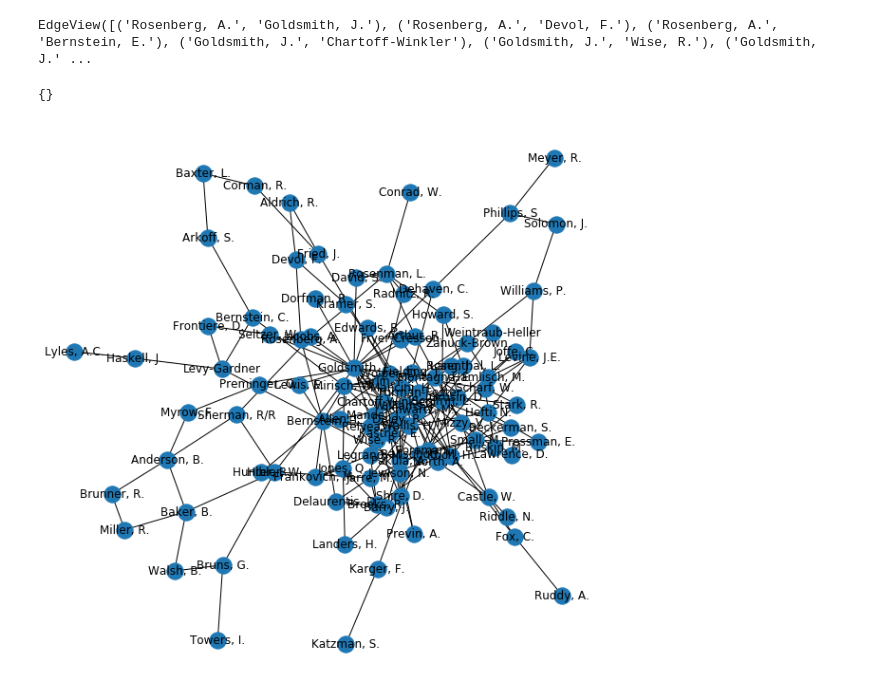
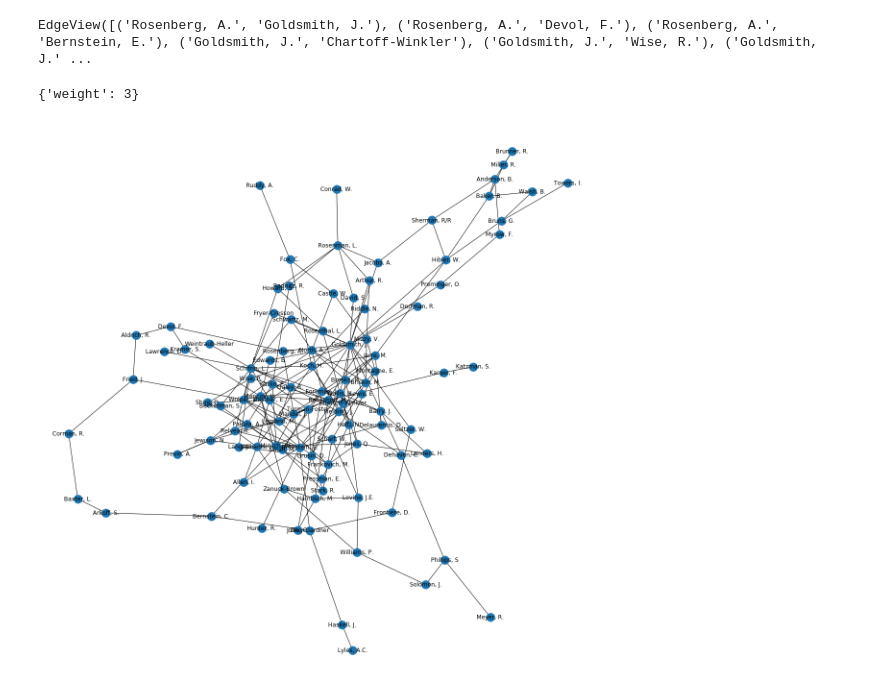
Before and after one commit to amberferger/DATA620_Group_Assignments, a Jupyter notebook: Project2/DATA620_Project2.ipynb, the cells around one changed output. Cells and saved outputs as stored; diff of their text form; code cells hidden in the pictures.

```diff
--- a/Project2/DATA620_Project2.ipynb
+++ b/Project2/DATA620_Project2.ipynb
@@ -100,8 +80,8 @@ def hollywood_graph(create_using=None, **kwds):
         p[n]=name
         n+=1
 
-    print(p)
-    print(c)
+    print(len(p))
+    print(len(c))
 
     # parsing our interactions matrix, adding edges
     row=0
@@ -109,10 +89,9 @@ def hollywood_graph(create_using=None, **kwds):
         thisrow=list(map(int,line.split('\t')))
         for col in range(0,len(thisrow)):
             if thisrow[col]>0:
-                g.add_edge(p[row],c[col])
+                g.add_edge(p[row],c[col], weight=thisrow[col])
         row+=1
-    print(g)
-    return (g)
+    return (g, list(p.values()),list(c.values()))
 # %%
-(g)=hollywood_graph()
+(g, producers, composers)=hollywood_graph()
 # %% [output]
@@ -140,11 +133,13 @@ g.edges
 # %% [output]
 EdgeView([('Rosenberg, A.', 'Goldsmith, J.'), ('Rosenberg, A.', 'Devol, F.'), ('Rosenberg, A.', 'Bernstein, E.'), ('Goldsmith, J.', 'Chartoff-Winkler'), ('Goldsmith, J.', 'Wise, R.'), ('Goldsmith, J.' ...
 # %%
-print(g.edges[('Rosenberg, A.', 'Devol, F.')])
+print(g.edges[('Rosenberg, A.', 'Goldsmith, J.')])
 # %% [output]
-{}
+{'weight': 3}
 # %%
-plt.rcParams['figure.figsize'] = [8, 8]
+plt.rcParams['figure.figsize'] = [16, 16]
+labels = nx.get_edge_attributes(g,'weight')
+labels
 nx.draw_spring(g, with_labels='true')
 # %% [output]
-[figure, old version]
+[figure, new version]
```
Also changed, not shown: parts of 2 cells of this notebook, 1 other file.
